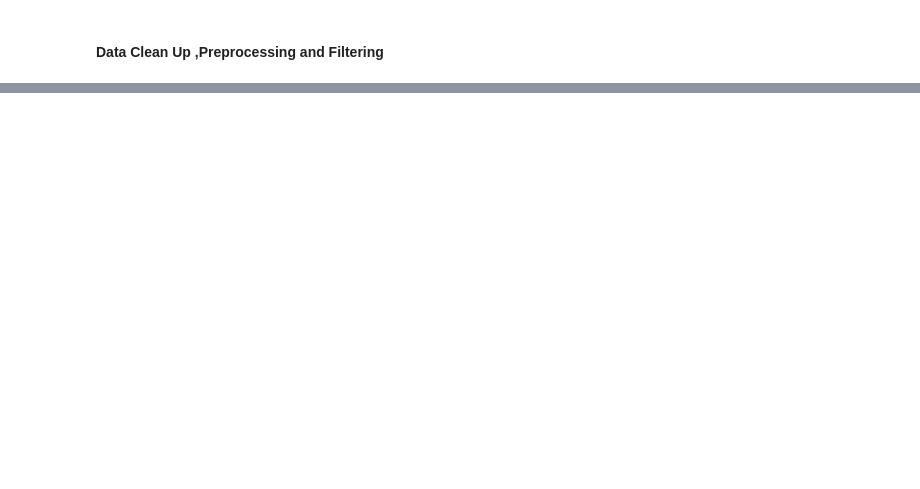
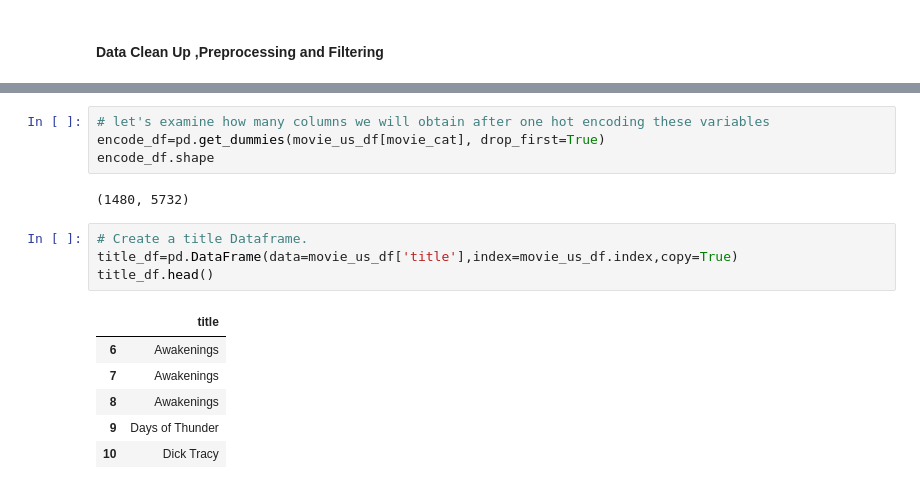
Before and after one commit to Sukurudo/Team-4, a Jupyter notebook: oscar_prediction_ml.ipynb, the cells around one changed output, grey strips where cells are left out. Drawn from its saved outputs; the diff is of its cells as text; blank space fills up the shorter version.

```diff
--- a/oscar_prediction_ml.ipynb
+++ b/oscar_prediction_ml.ipynb
@@ -196,0 +182,17 @@ df = df.loc[:, columns].copy()
+# %%
+# let's examine how many columns we will obtain after one hot encoding these variables
+encode_df=pd.get_dummies(movie_us_df[movie_cat], drop_first=True)
+encode_df.shape
+# %% [output]
+(1480, 5732)
+# %%
+# Create a title Dataframe.
+title_df=pd.DataFrame(data=movie_us_df['title'],index=movie_us_df.index,copy=True)
+title_df.head()
+# %% [output]
+|  | title |
+| 6 | Awakenings |
+| 7 | Awakenings |
+| 8 | Awakenings |
+| 9 | Days of Thunder |
+| 10 | Dick Tracy |
```
Also changed, not shown: parts of 44 cells of this notebook.
